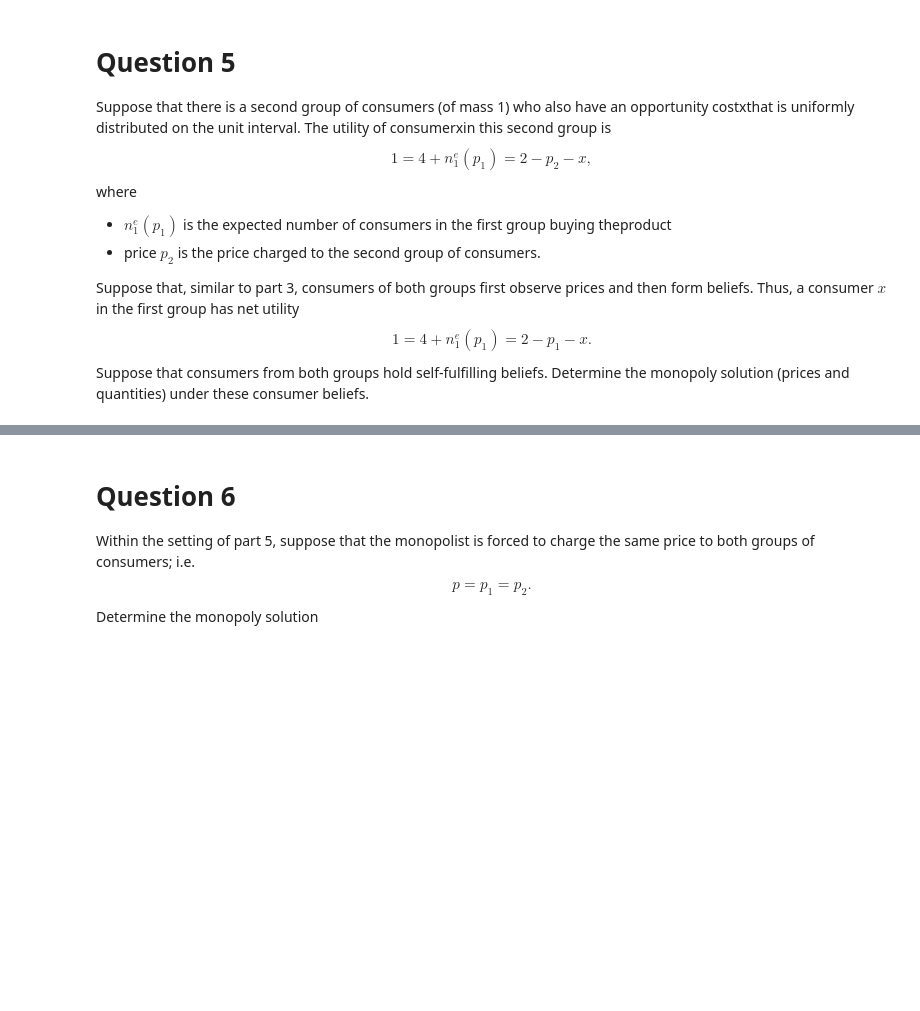
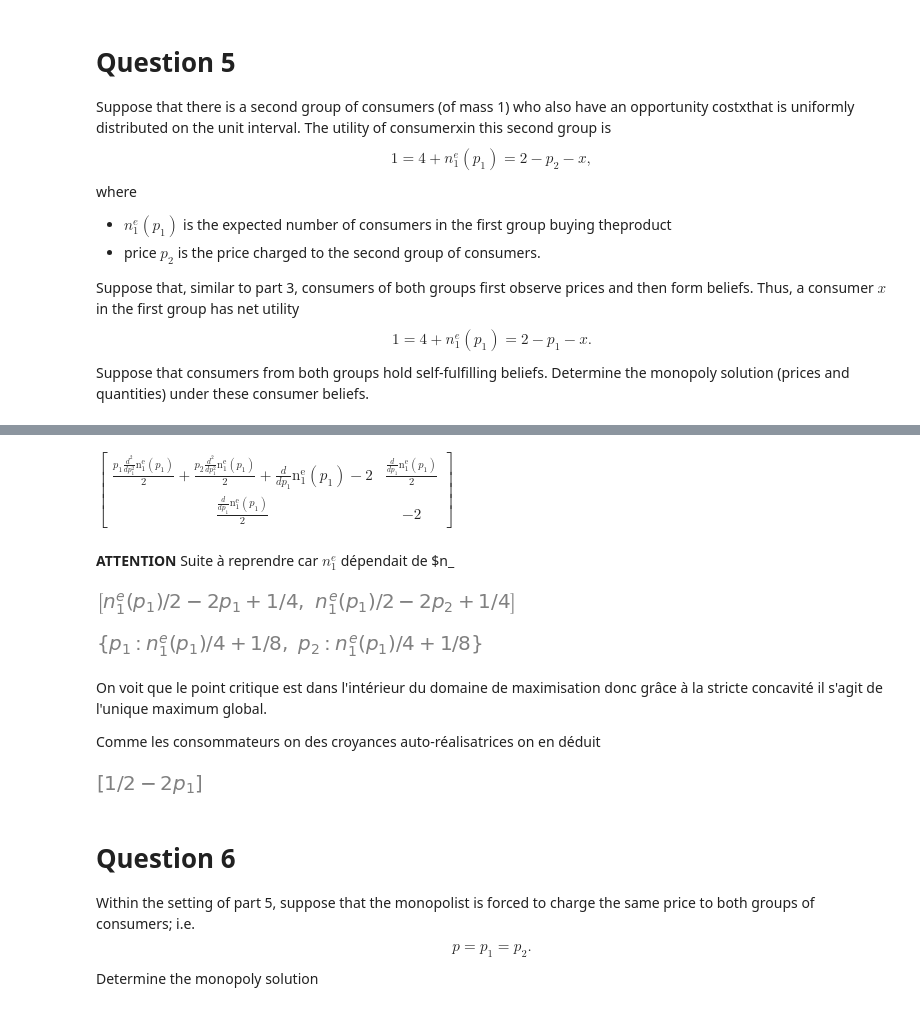
Before and after one commit to MECEN-TOURS/SI-2020-2021, a Jupyter notebook: exercice_introductif/Initial.ipynb, the cells around one changed output, grey strips where cells are left out. Drawn from its saved outputs; the diff is of its cells as text; code cells hidden in the pictures; blank space fills up the shorter version.

```diff
--- a/exercice_introductif/Initial.ipynb
+++ b/exercice_introductif/Initial.ipynb
@@ -318,3 +353,30 @@ Determine the monopoly solution (prices and quantities) under these consumer bel
+# %%
+H = sp.hessian(profit, (p1, p2))
+display(H)
+# %% [output]
+$\displaystyle \left[\begin{matrix}\frac{p_{1} \frac{d^{2}}{d p_{1}^{2}} \operatorname{n^e_{1}}{\left(p_{1} \right)}}{2} + \frac{p_{2} \frac{d^{2}}{d p_{1}^{2}} \operatorname{n^e_{1}}{\left(p_{1} \right)}}{2} + \frac{d}{d p_{1}} \operatorname{n^e_{1}}{\left(p_{1} \right)} - 2 & \frac{\frac{d}{d p_{1}} \operatorname{n^e_{1}}{\left(p_{1} \right)}}{2}\\\frac{\frac{d}{d p_{1}} \operatorname{n^e_{1}}{\left(p_{1} \right)}}{2} & -2\end{matrix}\right]$
+# %% [markdown]
+**ATTENTION** Suite à reprendre car $n^e_1$ dépendait de $n_
+# %%
+gradient = [sp.diff(profit, p1), sp.diff(profit, p2)]
+display(gradient)
+# %% [output]
+[figure, added]
+# %%
+sol, = sp.solve(gradient, (p1, p2), dict=True)
+display(sol)
+# %% [output]
+[figure, added]
+# %% [markdown]
+On voit que le point critique est dans l'intérieur du domaine de maximisation donc grâce à la stricte concavité il s'agit de l'unique maximum global.
+
+Comme les consommateurs on des croyances auto-réalisatrices on en déduit
+# %%
+nm31, = sp.solve(sp.Eq(utilite1.subs(x, ne1), 0), ne1)
+display(nm31)
+nm32, = sp.solve(sp.Eq(utilite2.subs(x, ne1)))
+# %% [output]
+[figure, added]
 # %% [markdown]
 # Question 6
 
```
Also changed, not shown: parts of 5 cells of this notebook.
